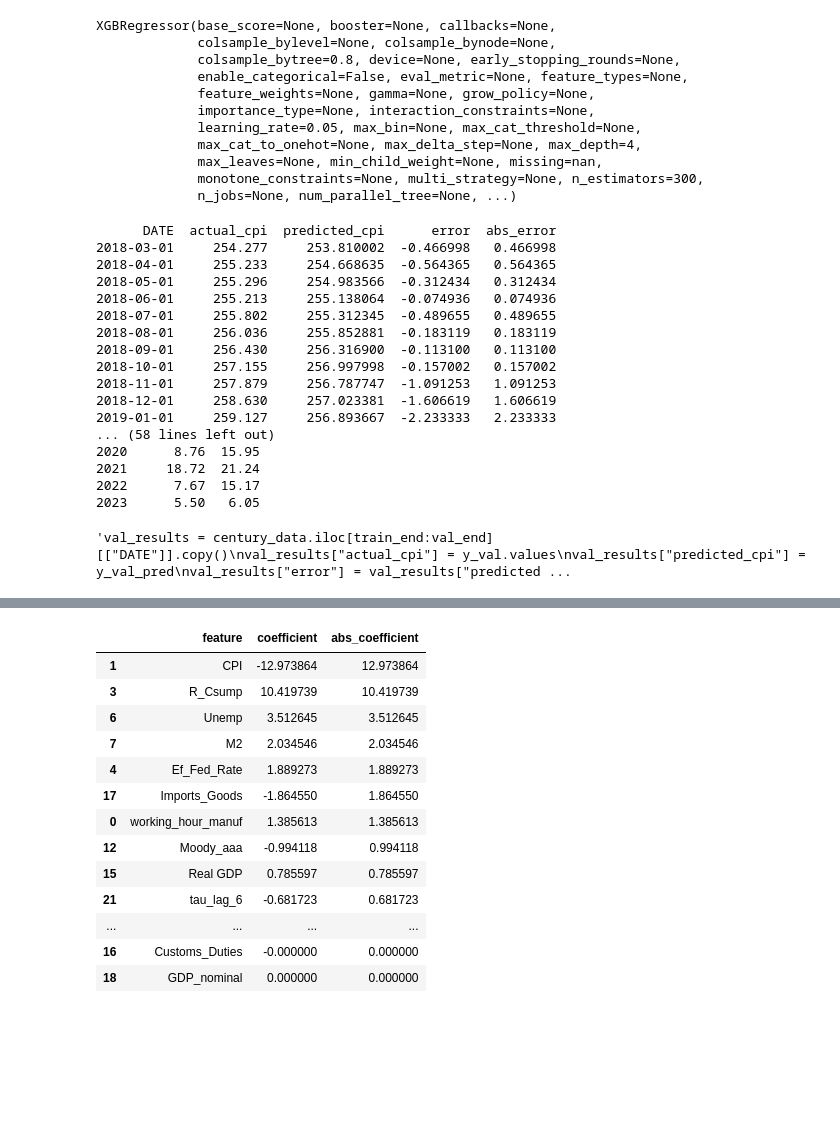
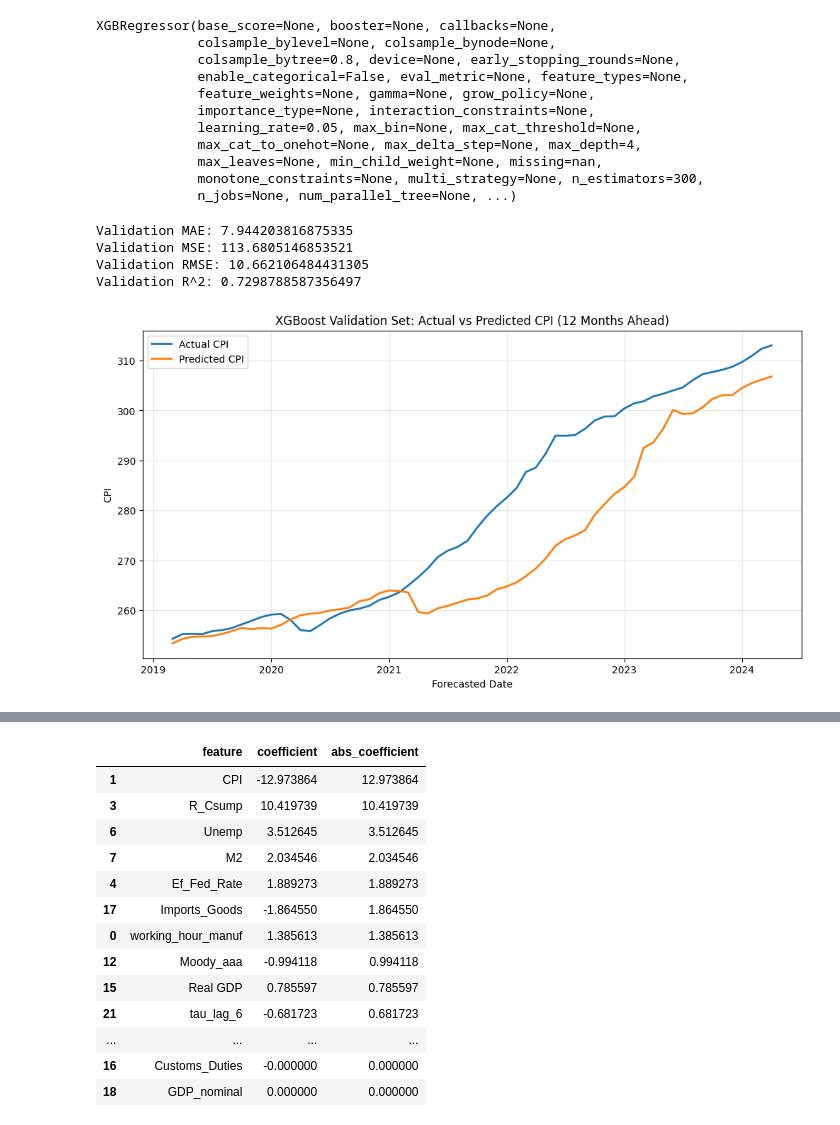
Before and after one commit to AndrewEross/GDP_inflation_prediction, a Jupyter notebook: inflation_model_backup.ipynb, the cells around one changed output, grey strips where cells are left out. Drawn from its saved outputs; the diff is of its cells as text; code cells hidden in the pictures; blank space fills up the shorter version.

```diff
--- a/inflation_model_backup.ipynb
+++ b/inflation_model_backup.ipynb
@@ -278,51 +236,58 @@ XGBRegressor(base_score=None, booster=None, callbacks=None,
 # %%
 from sklearn.metrics import mean_absolute_error, mean_squared_error, r2_score
 
-y_val_pred_change = xgb_model.predict(X_val_scaled)  # predict CPI change
+#predict CPI change
+y_val_pred_change = xgb_model.predict(X_val_scaled)
+
+
+# Convert predicted change back to CPI level
+actual_cpi_now = century_data["CPI"].iloc[train_end:val_end].values
+actual_cpi_future = century_data["cpi_future"].iloc[train_end:val_end].values
+predicted_cpi     = actual_cpi_now + y_val_pred_change
+
+#calculate model metrics
+mae = mean_absolute_error(actual_cpi_future, predicted_cpi)
+mse = mean_squared_error(actual_cpi_future, predicted_cpi)
+rmse = np.sqrt(mse)
+r2 = r2_score(actual_cpi_future, predicted_cpi)
+
+#poor results - xgboost cannot predict the steadily increasing CPI
+print("Validation MAE:", mae)
+print("Validation MSE:", mse)
+print("Validation RMSE:", rmse)
+print("Validation R^2:", r2)
+# %% [output]
+Validation MAE: 7.944203816875335
+Validation MSE: 113.6805146853521
+Validation RMSE: 10.662106484431305
+Validation R^2: 0.7298788587356497
 # %%
-# Convert predicted change back to CPI level
-actual_cpi_now = century_data["CPI"].iloc[train_end:val_end].values
-actual_cpi_future = century_data["cpi_future"].iloc[train_end:val_end].values
-predicted_cpi     = actual_cpi_now + y_val_pred_change
+import matplotlib.pyplot as plt
 
+#create a df to compare values of predicted vs actual, showing errors and abs errors
 val_results = pd.DataFrame({
     "DATE":          dates_val.values,
     "actual_cpi":    actual_cpi_future,
     "predicted_cpi": predicted_cpi,
 }).sort_values("DATE").reset_index(drop=True)
 
 val_results["error"]     = val_results["predicted_cpi"] - val_results["actual_cpi"]
 val_results["abs_error"] = val_results["error"].abs()
 val_results["year"]      = pd.to_datetime(val_results["DATE"]).dt.year
 
-print(val_results.drop(columns="year").to_string(index=False))
-print("\nPer-year errors:")
-print(val_results.groupby("year")[["abs_error"]].agg(["mean", "max"]).round(2))
+# shift the displayed date forward by one year
+val_results["forecast_date"] = pd.to_datetime(val_results["DATE"]) + pd.DateOffset(years=1)
 
-'''val_results = century_data.iloc[train_end:val_end][["DATE"]].copy()
-val_results["actual_cpi"] = y_val.values
-val_results["predicted_cpi"] = y_val_pred
-val_results["error"] = val_results["predicted_cpi"] - val_results["actual_cpi"]
-val_results["abs_error"] = val_results["error"].abs()
+plt.figure(figsize=(12, 6))
+plt.plot(val_results["forecast_date"], val_results["actual_cpi"], label="Actual CPI", linewidth=2)
+plt.plot(val_results["forecast_date"], val_results["predicted_cpi"], label="Predicted CPI", linewidth=2)
 
-print(val_results.to_string(index=False))'''
+plt.title("XGBoost Validation Set: Actual vs Predicted CPI (12 Months Ahead)")
+plt.xlabel("Forecasted Date")
+plt.ylabel("CPI")
+plt.legend()
+plt.grid(True, alpha=0.3)
+plt.show()
 # %% [output]
-      DATE  actual_cpi  predicted_cpi      error  abs_error
-2018-03-01     254.277     253.810002  -0.466998   0.466998
-2018-04-01     255.233     254.668635  -0.564365   0.564365
-2018-05-01     255.296     254.983566  -0.312434   0.312434
-2018-06-01     255.213     255.138064  -0.074936   0.074936
-2018-07-01     255.802     255.312345  -0.489655   0.489655
-2018-08-01     256.036     255.852881  -0.183119   0.183119
-2018-09-01     256.430     256.316900  -0.113100   0.113100
-2018-10-01     257.155     256.997998  -0.157002   0.157002
-2018-11-01     257.879     256.787747  -1.091253   1.091253
-2018-12-01     258.630     257.023381  -1.606619   1.606619
-2019-01-01     259.127     256.893667  -2.233333   2.233333
-... (58 lines left out)
-2020      8.76  15.95
-2021     18.72  21.24
-2022      7.67  15.17
-2023      5.50   6.05
-'val_results = century_data.iloc[train_end:val_end][["DATE"]].copy()\nval_results["actual_cpi"] = y_val.values\nval_results["predicted_cpi"] = y_val_pred\nval_results["error"] = val_results["predicted ...
+[figure, added]
 # %%
```
Also changed, not shown: parts of 15 cells of this notebook.
